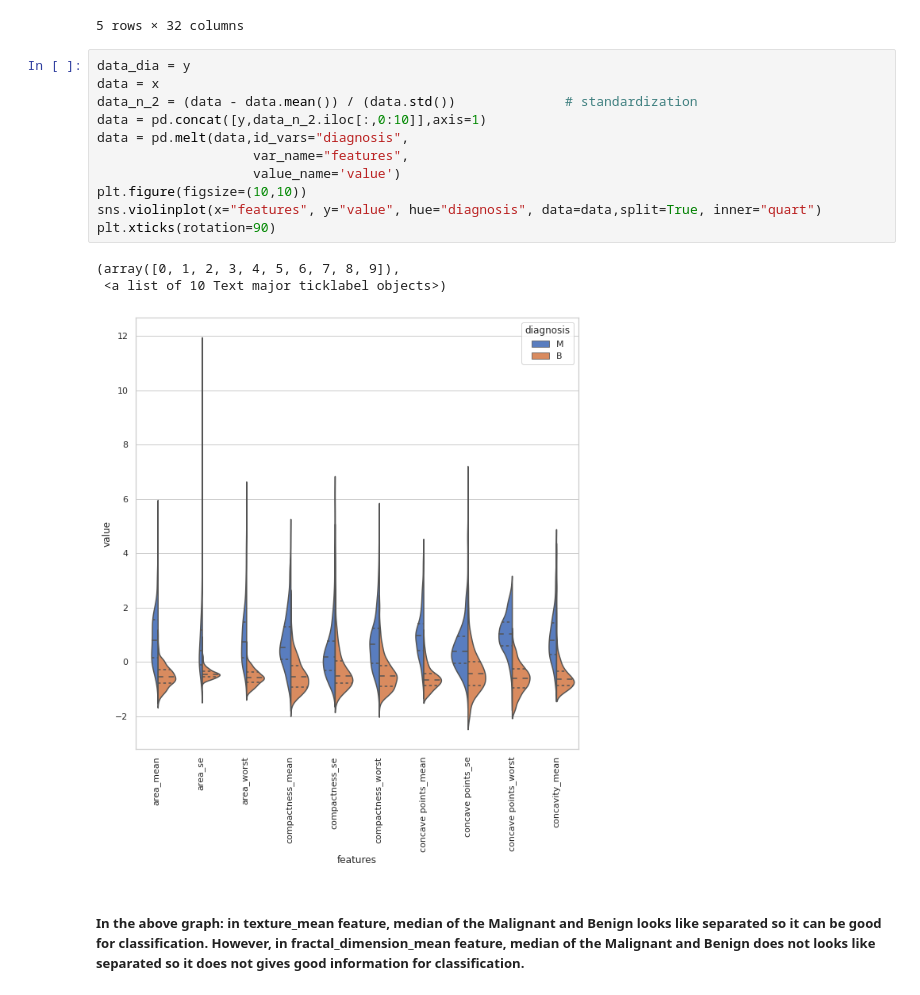
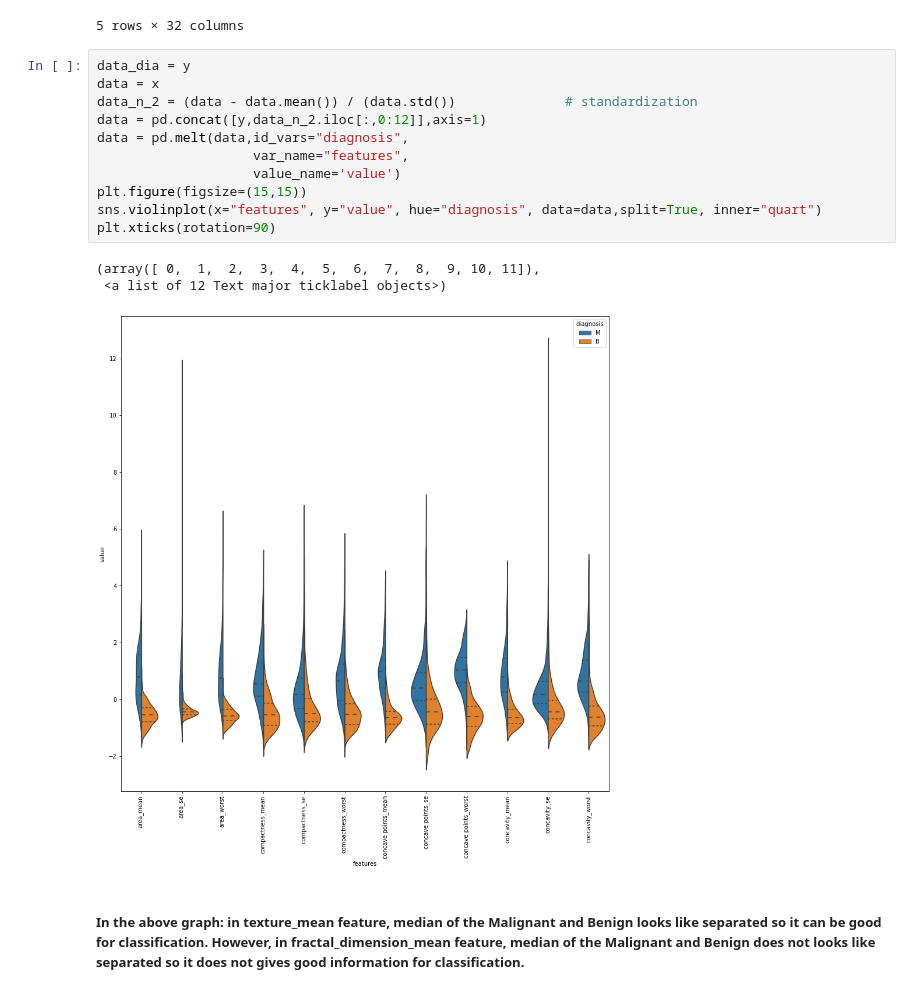
Before and after one commit to amansaxna/BreastCancer, a Jupyter notebook: Copy_of_wdbc_v3.ipynb, the cells around one changed output. Saved outputs shown, nothing was run; the diff lists cells and outputs as text.

```diff
--- a/Copy_of_wdbc_v3.ipynb
+++ b/Copy_of_wdbc_v3.ipynb
@@ -119,18 +117,18 @@ x.head()
 # %%
 data_dia = y
 data = x
 data_n_2 = (data - data.mean()) / (data.std())              # standardization
-data = pd.concat([y,data_n_2.iloc[:,0:10]],axis=1)
+data = pd.concat([y,data_n_2.iloc[:,0:12]],axis=1)
 data = pd.melt(data,id_vars="diagnosis",
                     var_name="features",
                     value_name='value')
-plt.figure(figsize=(10,10))
+plt.figure(figsize=(15,15))
 sns.violinplot(x="features", y="value", hue="diagnosis", data=data,split=True, inner="quart")
 plt.xticks(rotation=90)
 # %% [output]
-(array([0, 1, 2, 3, 4, 5, 6, 7, 8, 9]),
- <a list of 10 Text major ticklabel objects>)
+(array([ 0,  1,  2,  3,  4,  5,  6,  7,  8,  9, 10, 11]),
+ <a list of 12 Text major ticklabel objects>)
-[figure, old version]
+[figure, new version]
 # %% [markdown]
 ##### In the above graph:  in texture_mean feature, median of the Malignant and Benign looks like separated so it can be good for classification. However, in fractal_dimension_mean feature, median of the Malignant and Benign does not looks like separated so it does not gives good information for classification.
 # %%
```
Also changed, not shown: parts of 15 cells of this notebook.
